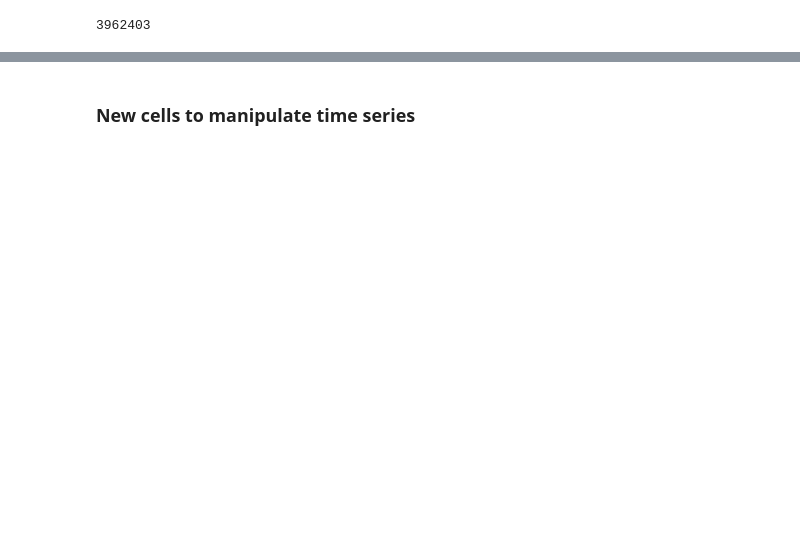
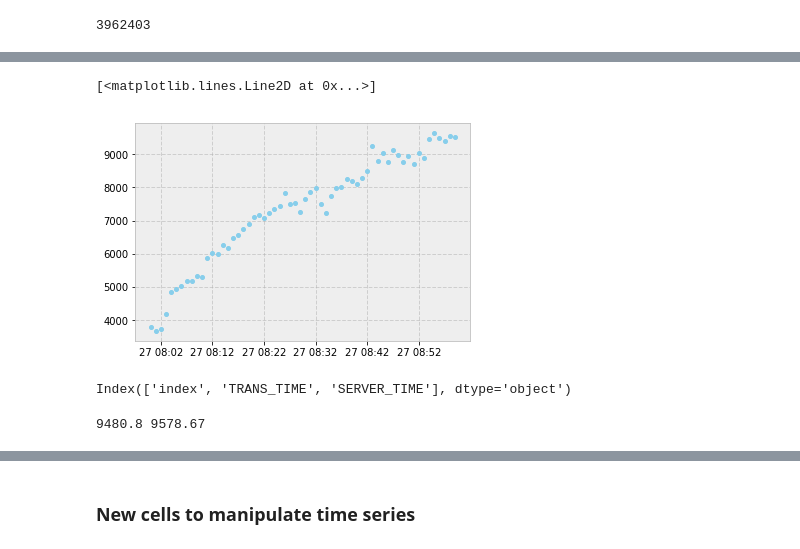
Before and after one commit to milindnirgun/pycharts, a Jupyter notebook: AMP.ipynb, the cells around one changed output, grey strips where cells are left out. Drawn from its saved outputs; the diff is of its cells as text; code cells hidden in the pictures; blank space fills up the shorter version.

```diff
--- a/AMP.ipynb
+++ b/AMP.ipynb
@@ -29,0 +125,23 @@ TypeError: Only valid with DatetimeIndex, TimedeltaIndex or PeriodIndex, but got
+# %%
+x = txn_count.index
+y = txn_count.values
+fig = plt.figure()
+ax = fig.add_subplot(111)
+ax.plot_date(x, y, xdate=True, ydate=False, color='skyblue');
+# %% [output]
+[<matplotlib.lines.Line2D at 0x...>]
+[figure, added]
+# %%
+# This is not required with the above method. We get the index values (timestamps)
+txn_count.reset_index(inplace=True)
+txn_count.columns
+txn_mean.reset_index(inplace=True)
+txn_mean.columns
+# %% [output]
+Index(['index', 'TRANS_TIME', 'SERVER_TIME'], dtype='object')
+# %%
+ninety_five_quantile = txn_count.quantile(.95)[0]
+ninety_ninth_quantile = txn_count.quantile(.99)[0]
+print(ninety_five_quantile, ninety_ninth_quantile)
+# %% [output]
+9480.8 9578.67
```
Also changed, not shown: parts of 16 cells of this notebook.
